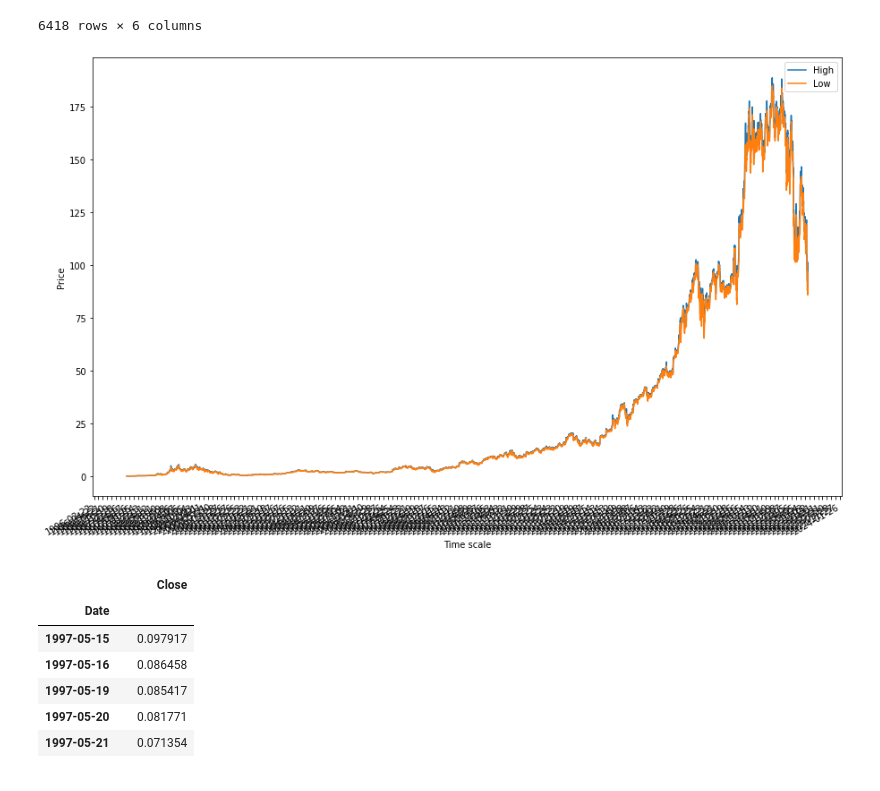
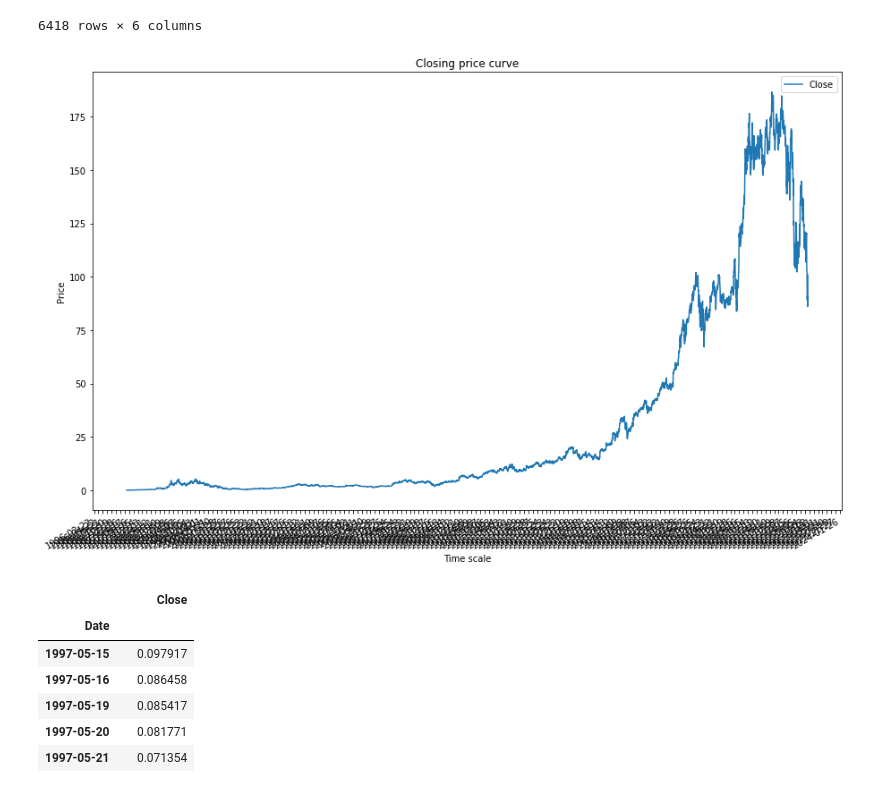
Before and after one commit to poo5zan/deep_learning_fundamentals, a Jupyter notebook: assignment_3/assignment_3.ipynb, the cells around one changed output. Saved outputs shown, nothing was run; the diff lists cells and outputs as text; code cells hidden in the pictures.

Commit message:
curve of close price

```diff
--- a/assignment_3/assignment_3.ipynb
+++ b/assignment_3/assignment_3.ipynb
@@ -133,18 +133,19 @@ data
 # %%
 plt.figure(figsize=(15,10))
 plt.gca().xaxis.set_major_formatter(mdates.DateFormatter('%Y-%m-%d'))
 plt.gca().xaxis.set_major_locator(mdates.DayLocator(interval=60))
 x_dates = [dt.datetime.strptime(d, '%Y-%m-%d').date() for d in data.index.values]
 
-plt.plot(x_dates, data['High'], label='High')
-plt.plot(x_dates, data['Low'], label='Low')
+plt.plot(x_dates, data['Close'], label='Close')
+# plt.plot(x_dates, data['Low'], label='Low')
 plt.xlabel('Time scale')
 plt.ylabel('Price')
+plt.title('Closing price curve')
 plt.legend()
 plt.gcf().autofmt_xdate()
 plt.show()
 # %% [output]
-[figure, old version]
+[figure, new version]
 # %%
 # X_features = data[['Open','High','Low']]
 # X_features
```
Also changed, not shown: parts of 3 cells of this notebook.
